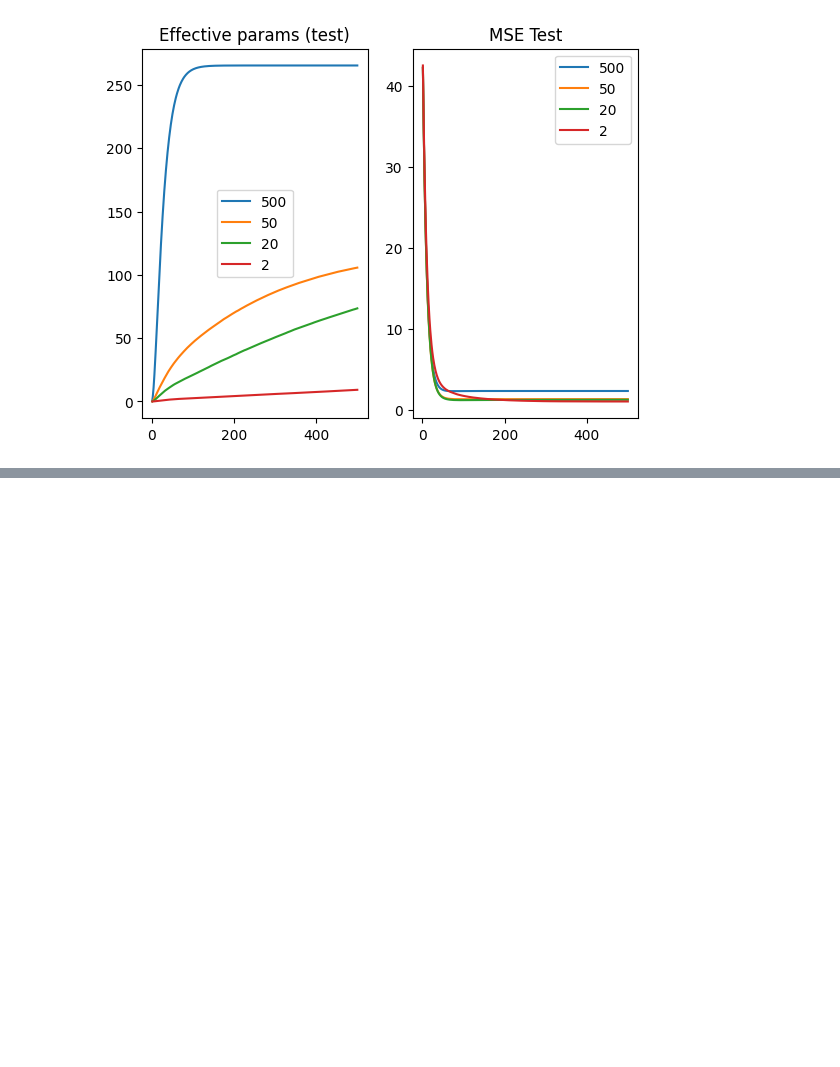
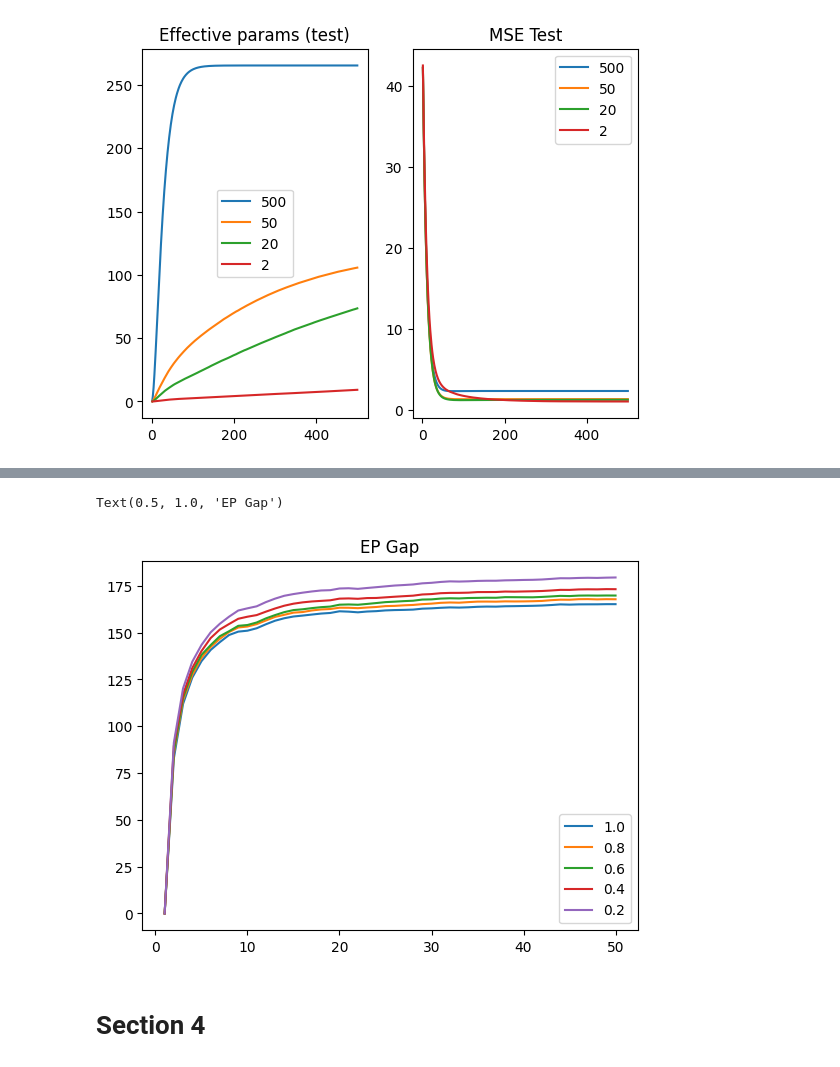
Before and after one commit to AliciaCurth/understanding-random-forests, a Jupyter notebook: replicate_experiments_sim.ipynb, the cells around one changed output, grey strips where cells are left out. Cells and saved outputs as stored; diff of their text form; code cells hidden in the pictures; blank space fills up the shorter version.

```diff
--- a/replicate_experiments_sim.ipynb
+++ b/replicate_experiments_sim.ipynb
@@ -125,0 +230,4 @@ Text(0.5, 1.0, 'MSE Test')
+# %%
+# effect of boostrapping (fig 8)
+configs = [{'bootstrap': True, 'n_estimators': 50, 'max_leaf_nodes':500, 'max_features': x} for x in features]
+res = run_simulated_experiments('bootstrap_effect', configs, n_reps=3)
@@ -125,0 +250,13 @@ Text(0.5, 1.0, 'MSE Test')
+# %%
+res_mean = res.groupby(['max_features', 'n_estimators'])[['mse_test', 'ep_train', 'ep_test']].mean().reset_index()
+
+for f in features:
+    res_sel = res_mean[res_mean['max_features']==f]
+    plt.plot(res_sel['n_estimators'],  res_sel['ep_train'] - res_sel['ep_test'], label=f'{f}')
+plt.legend()
+plt.title('EP Gap')
+# %% [output]
+Text(0.5, 1.0, 'EP Gap')
+[figure, added]
+# %% [markdown]
+# Section 4
```
Also changed, not shown: parts of 17 cells of this notebook, 2 other files.
